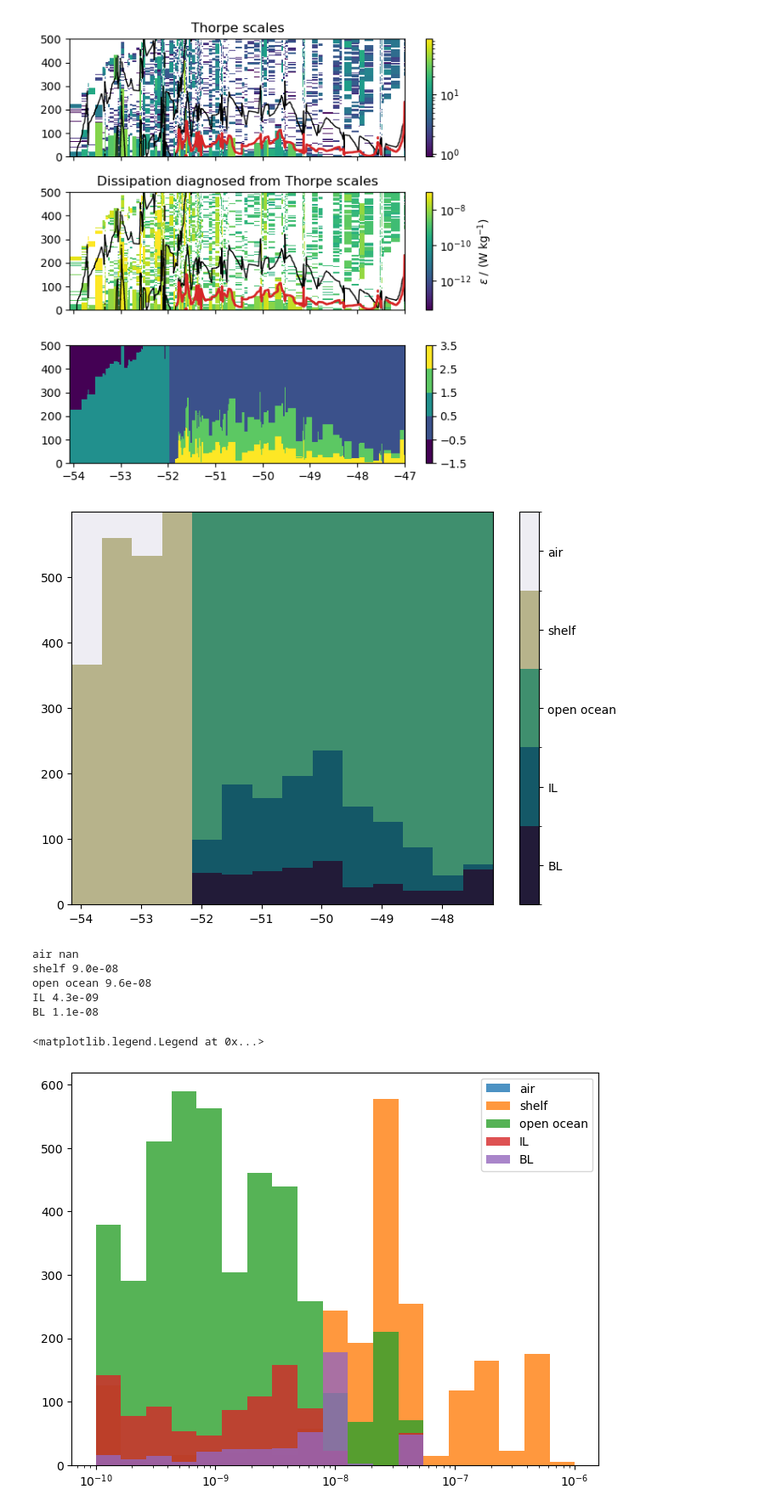
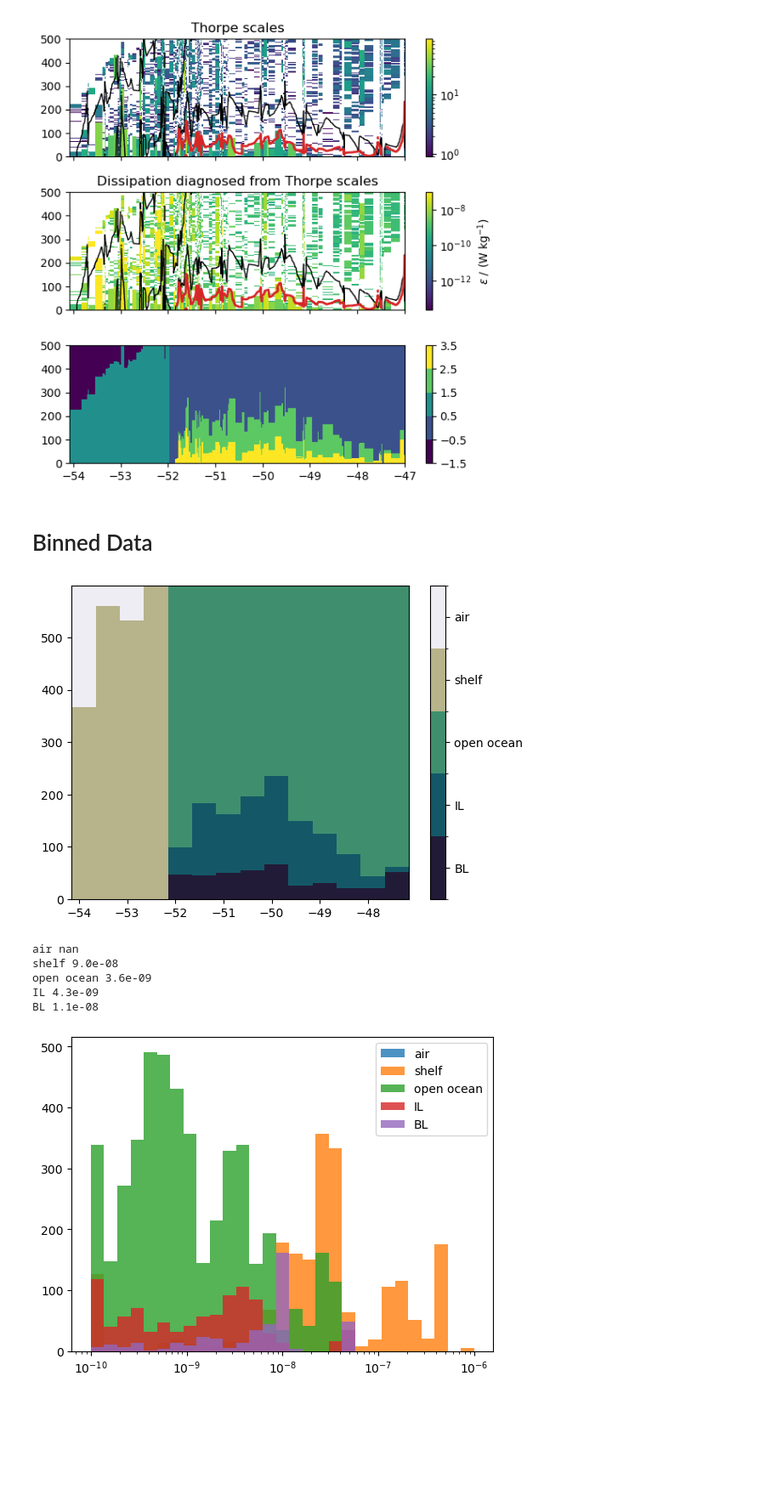
Before and after one commit to opinner/Pinner_et_al_2024, a Jupyter notebook: scripts/thorpe_scales/Thorpe_scales_in_depth.ipynb, the cells around one changed output. Shown: that part at 85% size. Saved outputs shown, nothing was run; the diff lists cells and outputs as text; code cells hidden in the pictures; blank space fills up the shorter version.

```diff
--- a/scripts/thorpe_scales/Thorpe_scales_in_depth.ipynb
+++ b/scripts/thorpe_scales/Thorpe_scales_in_depth.ipynb
@@ -443,6 +443,8 @@ cb = plt.colorbar(mpp, ax=ax[2])
 f.tight_layout()
 # %% [output]
 [figure]
+# %% [markdown]
+# Binned Data
 # %%
 binned_neutral_density = pd.read_csv("../../derived_data/binned_neutral_density.csv", index_col = 0)
 binned_neutral_density.columns = binned_neutral_density.columns.astype("float") #convert column names from strings to floats
@@ -450,8 +452,8 @@ binned_thorpe_eps = pd.read_csv("../../derived_data/binned_thorpe_dissipation.cs
 binned_thorpe_eps.columns = binned_neutral_density.columns.astype("float") #convert column names from strings to floats
 #binned_thorpe_eps
 # %%
-#regions_key = {"air":-1, "shelf": 0, "open ocean": 1, "IL":2, "BL":3}
-binned_regions = binned_neutral_density.where(cond=gamma_n_df<28.40, other = regions_key["IL"] )
+regions_key = {"air":-1, "shelf": 0, "open ocean": 1, "IL":2, "BL":3}
+binned_regions = binned_neutral_density.where(cond=binned_neutral_density<28.40, other = regions_key["IL"] )
 bottom_density = binned_neutral_density.iloc[0]
 grav_curr_bottom_density = bottom_density.where(cond=bottom_density>28.40, other=np.nan)
 binned_regions = binned_regions.where(cond=(grav_curr_bottom_density - binned_neutral_density)>0.01, other = regions_key["BL"] )
@@ -478,25 +480,25 @@ cbar = plt.colorbar(ticks = list(regions_key.values()))
 cbar.set_ticks(ticks =list(regions_key.values()), labels = list(regions_key.keys()))
 cbar.ax.invert_yaxis()
 # %% [output]
-[figure, old version]
+[figure, new version]
 # %%
 binned_thorpe_eps_small = binned_thorpe_eps.iloc[0:600]
 assert binned_thorpe_eps_small.shape == binned_regions.shape
-logbins = np.logspace(-10, -6, 20)
+logbins = np.logspace(-10, -6, 30)
 for name, number in regions_key.items():
     mean_eps = binned_thorpe_eps[binned_regions == number].mean(axis = None)
-    print(name, f"{mean_eps:.1e}")
+    #std_eps = np.nanstd(binned_thorpe_eps[binned_regions == number].values)
+    print(name, f"{mean_eps:.1e}") #+- {std_eps:.1e}")
     data = binned_thorpe_eps_small[binned_regions == number].values.flatten()
     data = data[~np.isnan(data)]
     #print(data)
     plt.hist(data, bins = logbins, label = name, alpha = 0.8)
 plt.xscale('log')
-plt.legend()
+plt.legend();
 # %% [output]
 air nan
 shelf 9.0e-08
-open ocean 9.6e-08
+open ocean 3.6e-09
 IL 4.3e-09
 BL 1.1e-08
-<matplotlib.legend.Legend at 0x...>
-[figure, old version]
+[figure, new version]
```
Also changed, not shown: parts of 4 cells of this notebook, 5 other files.
